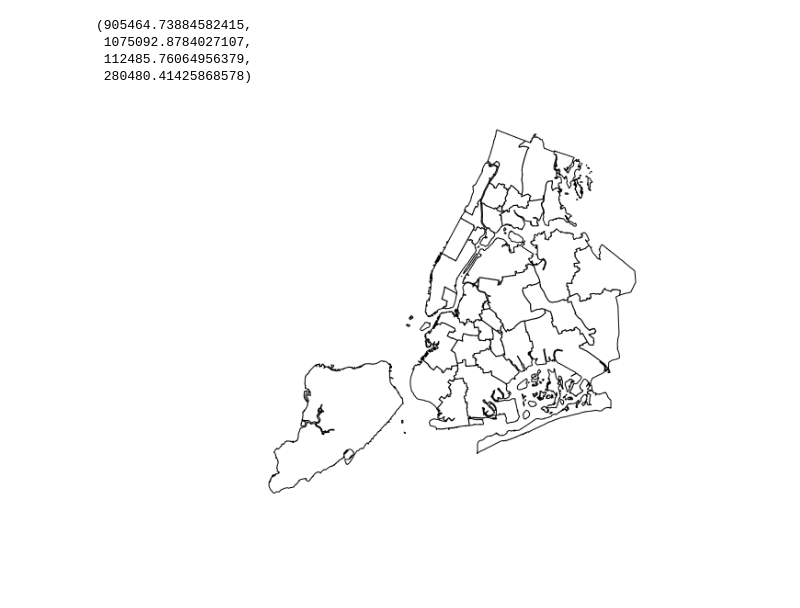
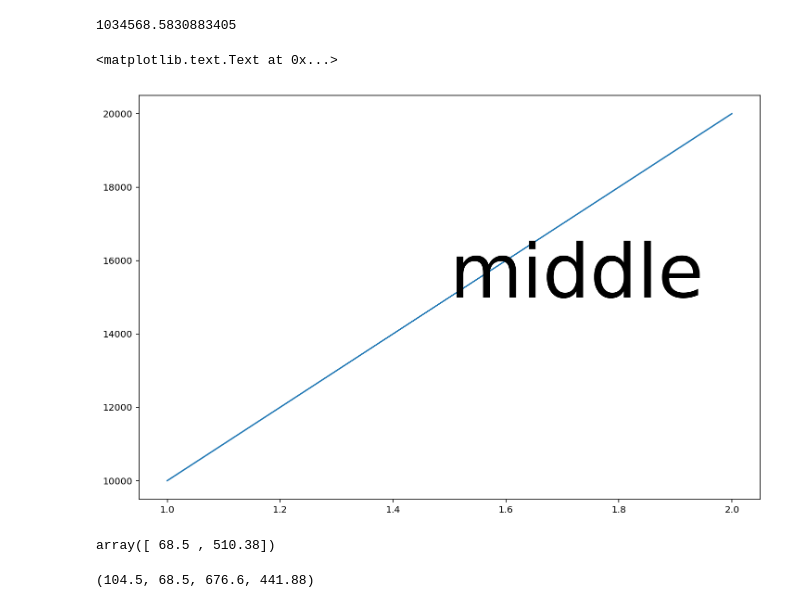
Before and after one commit to gwb/rdd-coverage, a Jupyter notebook: Maxime/NYC/NYC_prepare_schdistr_plot.ipynb, the cells around one changed output. Cells and saved outputs as stored; diff of their text form; code cells hidden in the pictures; blank space fills up the shorter version.

```diff
--- a/Maxime/NYC/NYC_prepare_schdistr_plot.ipynb
+++ b/Maxime/NYC/NYC_prepare_schdistr_plot.ipynb
@@ -20,13 +16,23 @@ EPSG=2263 # projection
 RAWDATA_DIR = "NYC_data/raw_data"
 
 nycdistrs=gpd.read_file("NYC_data/nysd_16c/nysd.shp").to_crs(epsg=EPSG)
-# %%
-plot_dataframe(nycdistrs, color="None", figsize=(24.0, 16.0), ax=plt.gca())
-plt.axes().set_aspect('equal', 'datalim')
-plt.axis("off")
-# %% [output]
-(905464.73884582415,
- 1075092.8784027107,
- 112485.76064956379,
- 280480.41425868578)
-[figure, removed]
+# %%
+geom.centroid.x
+# %% [output]
+1034568.5830883405
+# %%
+plt.plot([1,2], [10000, 20000])
+ax = plt.gca()
+ymin,ymax = plt.ylim()
+# Get dimensions of y-axis in pixels
+y1, y2 = ax.get_window_extent().get_points()[:, 1]
+# Get unit scale
+yscale = (y2-y1)/(ymax-ymin)
+plt.text(1.5, 15000.0, "middle", fontsize=2000*yscale)
+# %% [output]
+<matplotlib.text.Text at 0x...>
+[figure, added]
+# %%
+ax.get_window_extent().get_points()[:, 1]
+# %% [output]
+array([ 68.5 , 510.38])
@@ -32,0 +41,4 @@ plt.axis("off")
+# %%
+ext.
+# %% [output]
+(104.5, 68.5, 676.6, 441.88)
```
Also changed, not shown: parts of 4 cells of this notebook, 21 other files.
